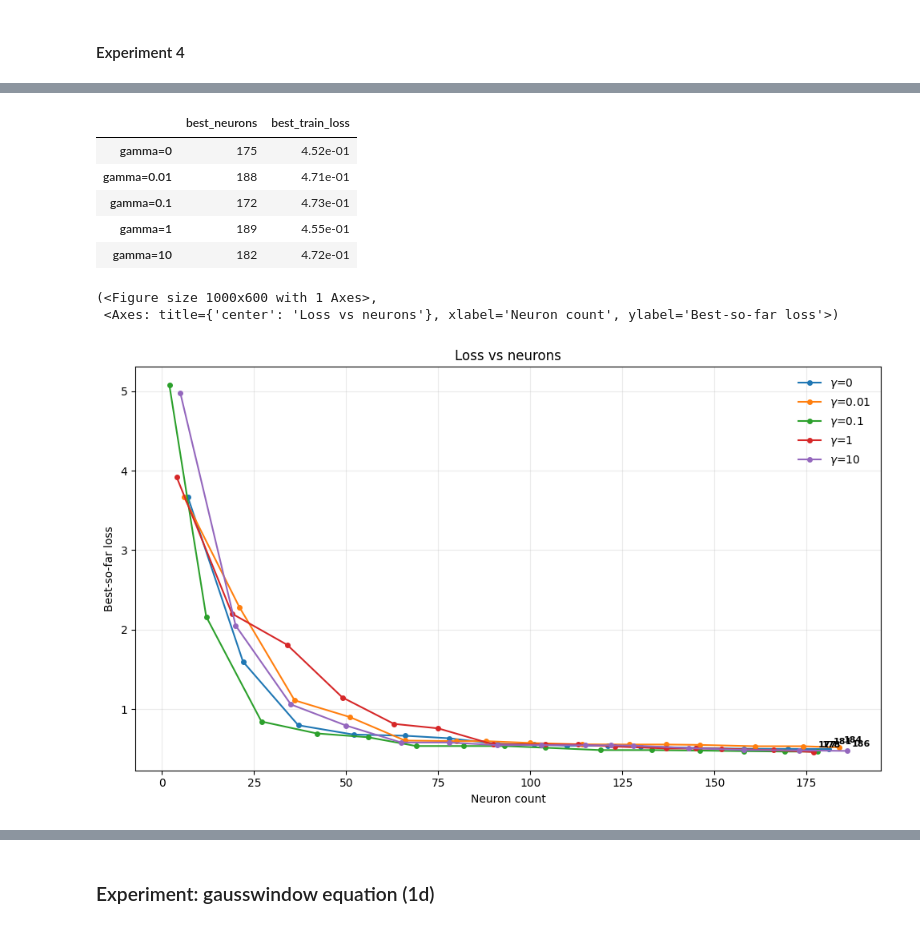
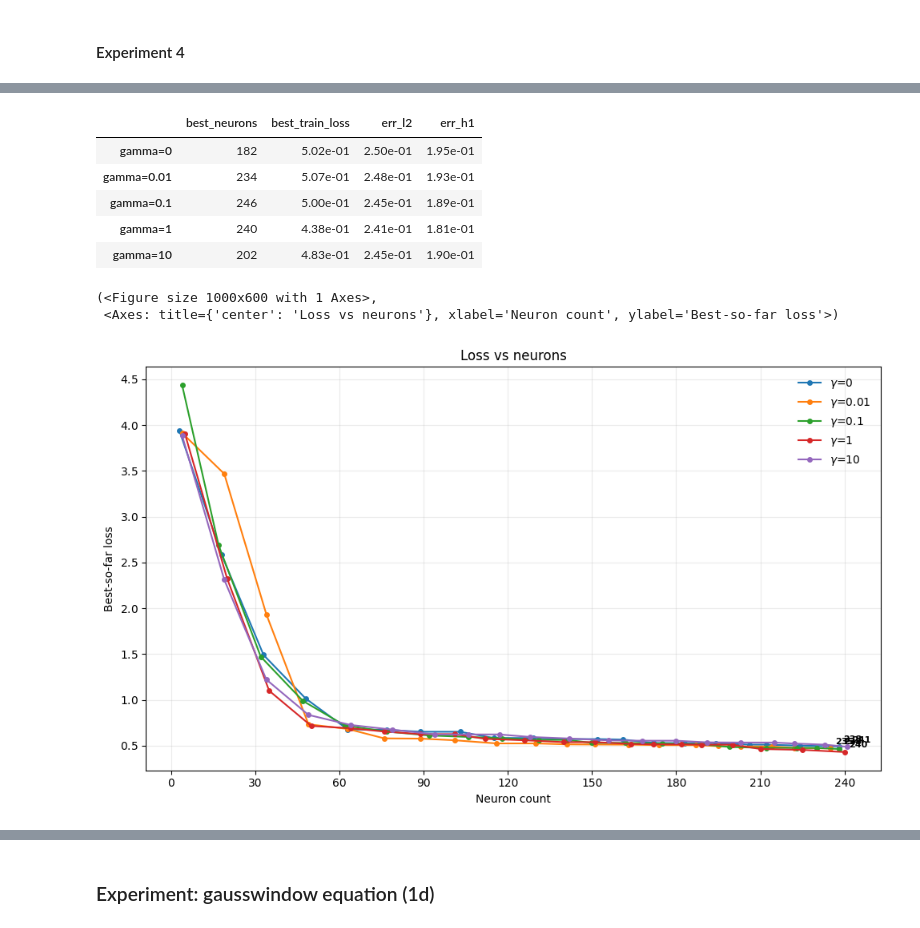
Before and after one commit to KeWu5678/NNforHJB, a Jupyter notebook: notebook/experiment_analysis.ipynb, the cells around one changed output, grey strips where cells are left out. Drawn from its saved outputs; the diff is of its cells as text; code cells hidden in the pictures.

```diff
--- a/notebook/experiment_analysis.ipynb
+++ b/notebook/experiment_analysis.ipynb
@@ -151,25 +152,25 @@ print_experiment_hyperparameters("models/experiment_3/pdpa_vdp_model_l2_1.pkl")
 from src.metric import summarize_final_neuron_count_and_loss
 
 out = summarize_final_neuron_count_and_loss(
-    "models/experiment_4/pdpa_vdp_model_h1_1.pkl",
+    "models/experiment_4/pdpa_vdp_model_h1_2.pkl",
     loss="train"
     )
 out["table_df"]
 # %% [output]
-|  | best_neurons | best_train_loss |
-| gamma=0 | 175 | 4.52e-01 |
-| gamma=0.01 | 188 | 4.71e-01 |
-| gamma=0.1 | 172 | 4.73e-01 |
-| gamma=1 | 189 | 4.55e-01 |
-| gamma=10 | 182 | 4.72e-01 |
+|  | best_neurons | best_train_loss | err_l2 | err_h1 |
+| gamma=0 | 182 | 5.02e-01 | 2.50e-01 | 1.95e-01 |
+| gamma=0.01 | 234 | 5.07e-01 | 2.48e-01 | 1.93e-01 |
+| gamma=0.1 | 246 | 5.00e-01 | 2.45e-01 | 1.89e-01 |
+| gamma=1 | 240 | 4.38e-01 | 2.41e-01 | 1.81e-01 |
+| gamma=10 | 202 | 4.83e-01 | 2.45e-01 | 1.90e-01 |
 # %%
 from src.metric import plot_loss_vs_neurons_by_gamma
 
 plot_loss_vs_neurons_by_gamma(
-    "models/experiment_2/pdpa_vdp_model_h1_1.pkl",
+    "models/experiment_2/pdpa_vdp_model_h1_2.pkl",
     loss="train",
 )
 # %% [output]
 (<Figure size 1000x600 with 1 Axes>,
  <Axes: title={'center': 'Loss vs neurons'}, xlabel='Neuron count', ylabel='Best-so-far loss'>)
-[figure, old version]
+[figure, new version]
```
Also changed, not shown: parts of 14 cells of this notebook, 3 other files.
